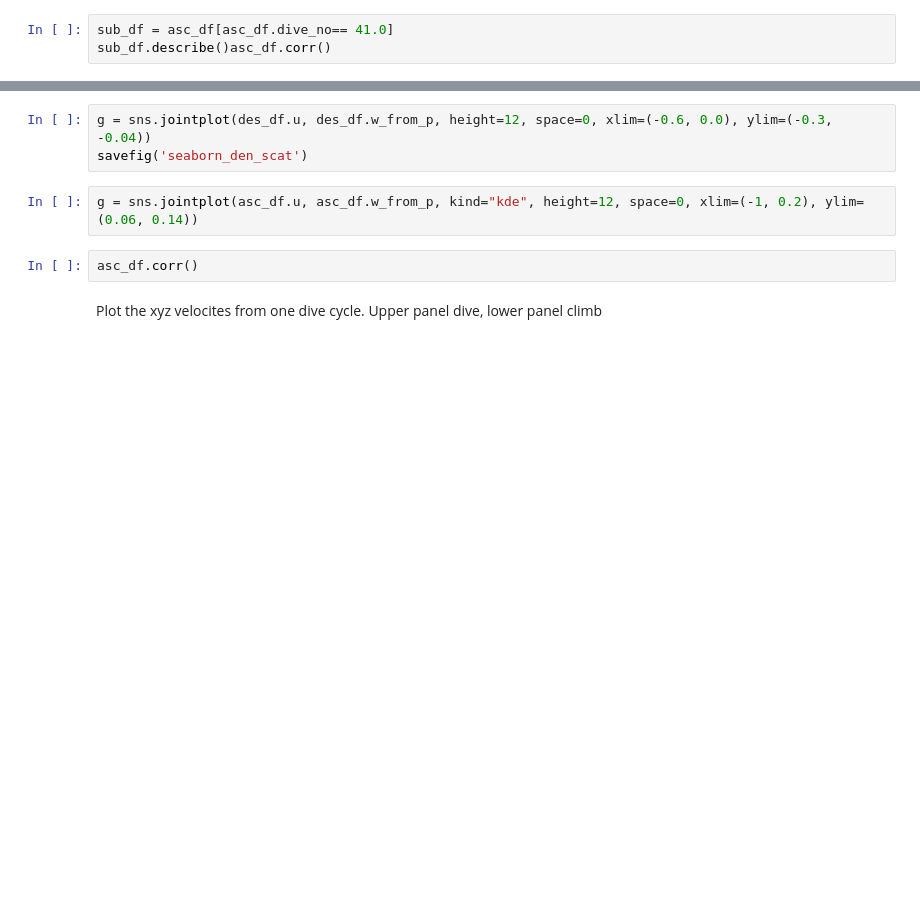
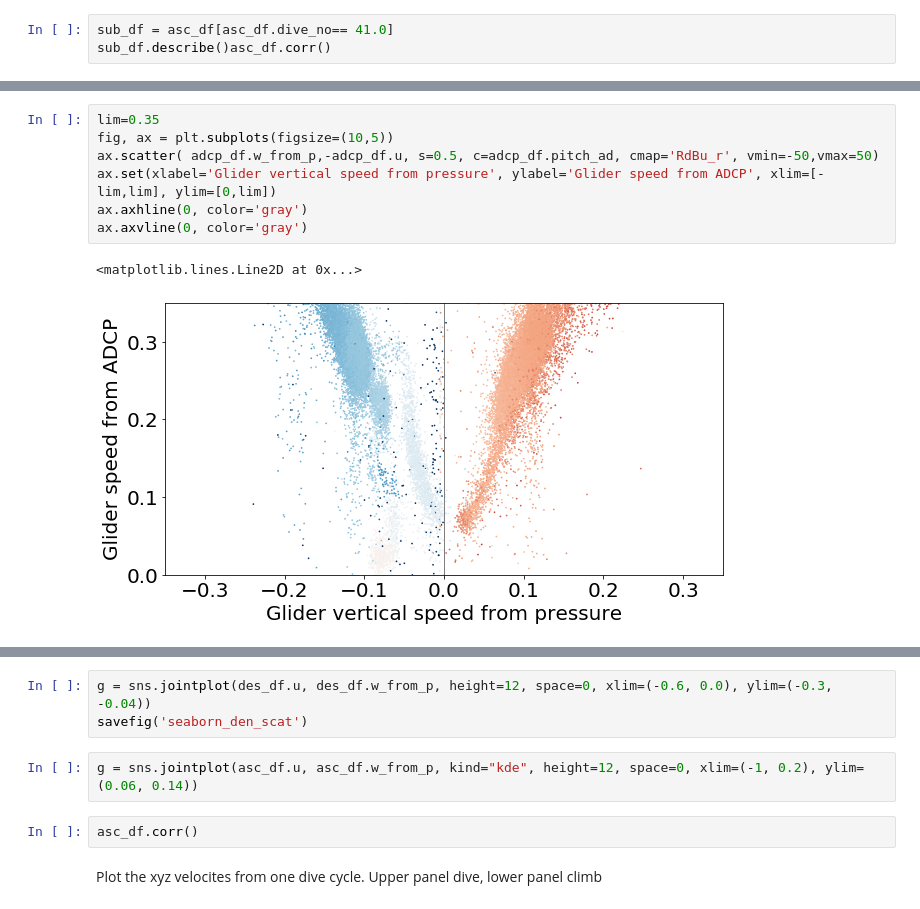
Before and after one commit to callumrollo/adcp-glider, a Jupyter notebook: notebooks/explore_data.ipynb, the cells around one changed output, grey strips where cells are left out. Saved outputs shown, nothing was run; the diff lists cells and outputs as text; blank space fills up the shorter version.

```diff
--- a/notebooks/explore_data.ipynb
+++ b/notebooks/explore_data.ipynb
@@ -339,0 +289,10 @@ savefig('all_speed_pressure')
+# %%
+lim=0.35
+fig, ax = plt.subplots(figsize=(10,5))
+ax.scatter( adcp_df.w_from_p,-adcp_df.u, s=0.5, c=adcp_df.pitch_ad, cmap='RdBu_r', vmin=-50,vmax=50)
+ax.set(xlabel='Glider vertical speed from pressure', ylabel='Glider speed from ADCP', xlim=[-lim,lim], ylim=[0,lim])
+ax.axhline(0, color='gray')
+ax.axvline(0, color='gray')
+# %% [output]
+<matplotlib.lines.Line2D at 0x...>
+[figure, added]
```
Also changed, not shown: parts of 39 cells of this notebook, 1 other file.
